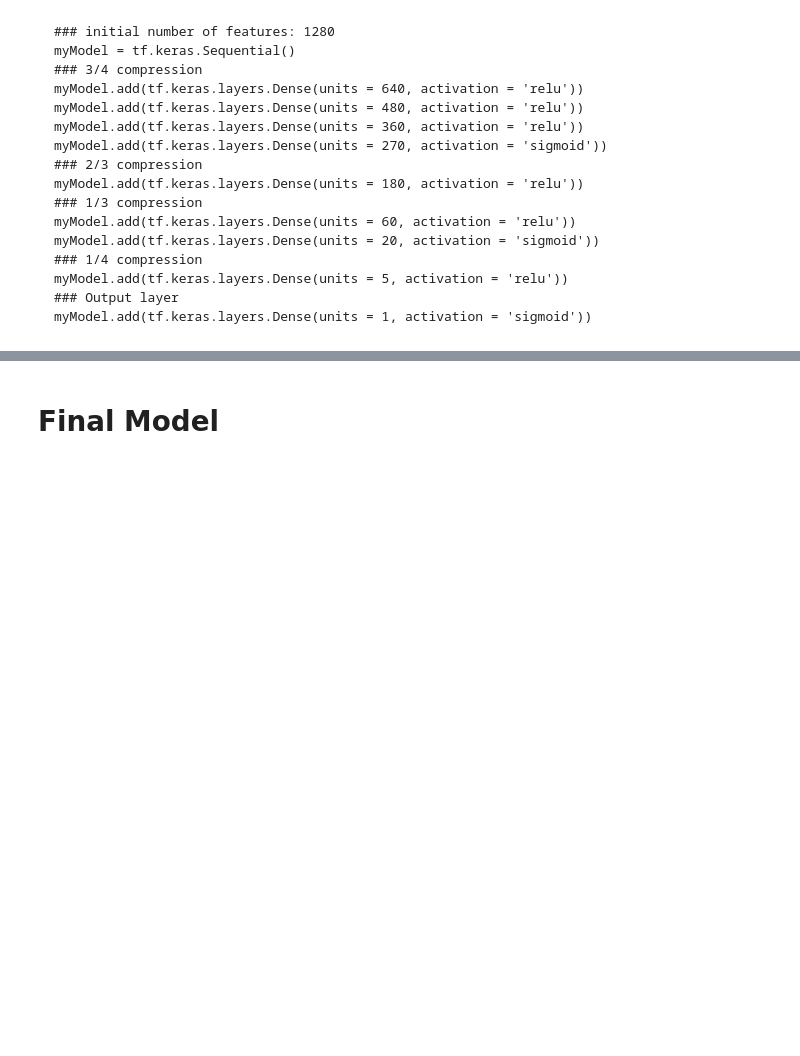
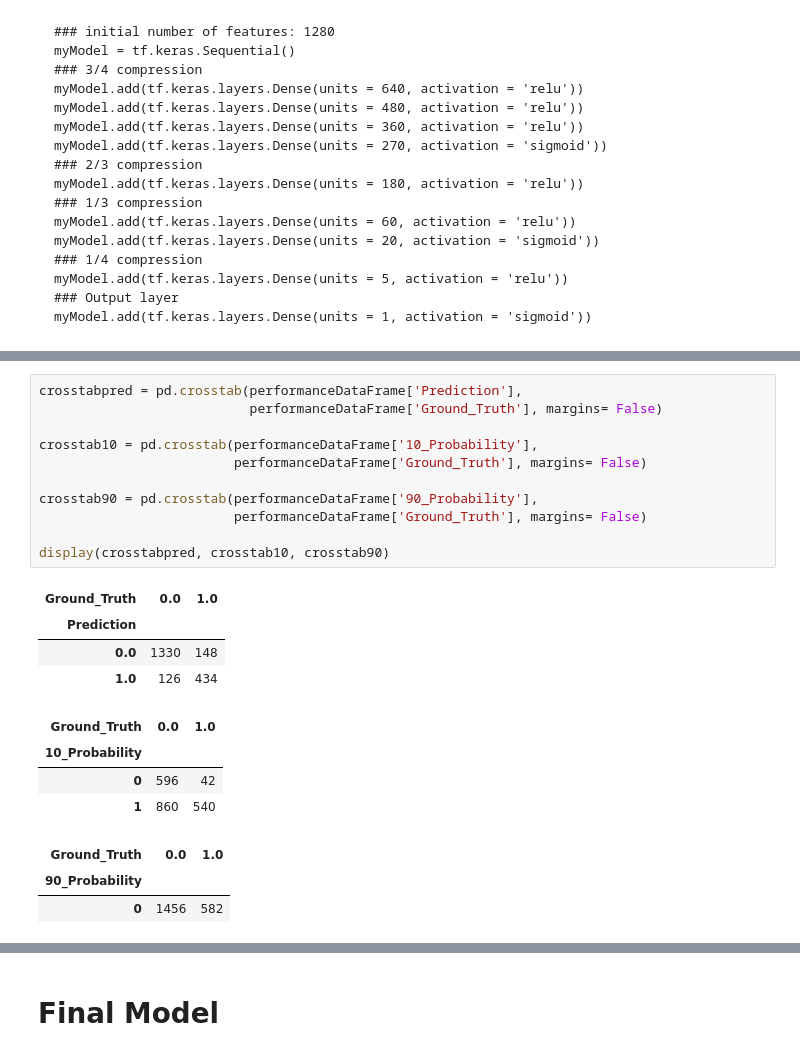
Before and after one commit to LloydJonesIII/Data_Science_Practice, a Jupyter notebook: HomeWork/Protein_Project/protein_prediction.ipynb, the cells around one changed output, grey strips where cells are left out. Cells and saved outputs as stored; diff of their text form; blank space fills up the shorter version.

```diff
--- a/HomeWork/Protein_Project/protein_prediction.ipynb
+++ b/HomeWork/Protein_Project/protein_prediction.ipynb
@@ -57,0 +216,23 @@ myModel.add(tf.keras.layers.Dense(units = 1, activation = 'sigmoid'))
+# %%
+crosstabpred = pd.crosstab(performanceDataFrame['Prediction'],
+                           performanceDataFrame['Ground_Truth'], margins= False)
+
+crosstab10 = pd.crosstab(performanceDataFrame['10_Probability'],
+                         performanceDataFrame['Ground_Truth'], margins= False)
+
+crosstab90 = pd.crosstab(performanceDataFrame['90_Probability'],
+                         performanceDataFrame['Ground_Truth'], margins= False)
+
+display(crosstabpred, crosstab10, crosstab90)
+# %% [output]
+| Ground_Truth | 0.0 | 1.0 |
+| Prediction |  |  |
+| 0.0 | 1330 | 148 |
+| 1.0 | 126 | 434 |
+| Ground_Truth | 0.0 | 1.0 |
+| 10_Probability |  |  |
+| 0 | 596 | 42 |
+| 1 | 860 | 540 |
+| Ground_Truth | 0.0 | 1.0 |
+| 90_Probability |  |  |
+| 0 | 1456 | 582 |
```
Also changed, not shown: parts of 23 cells of this notebook, 1 other file.
